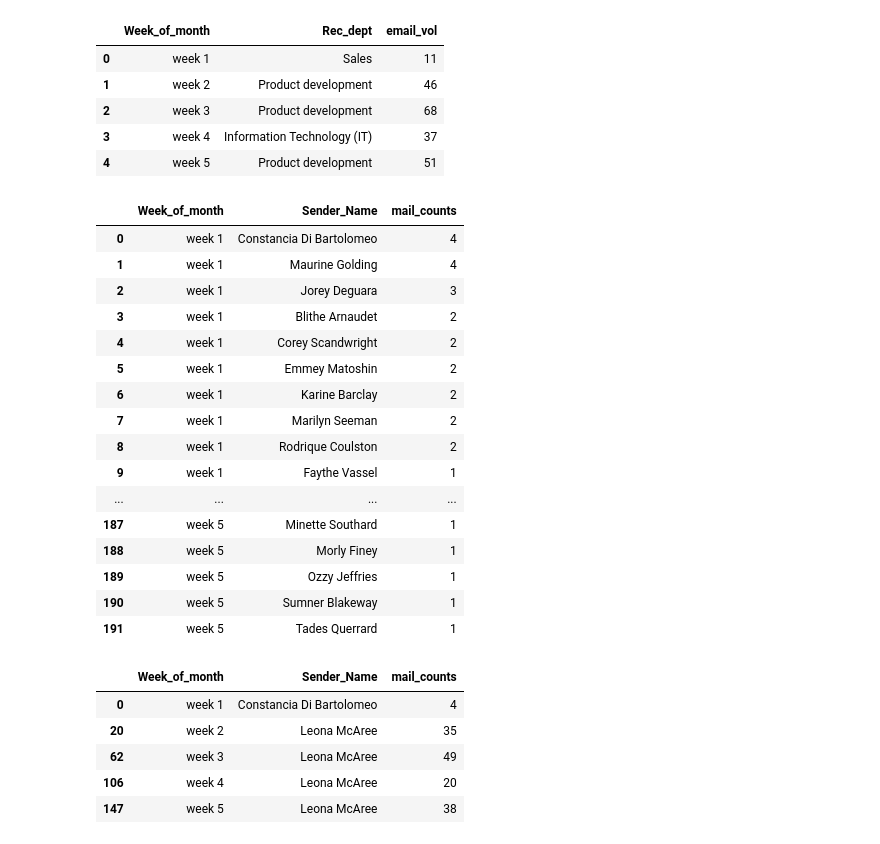
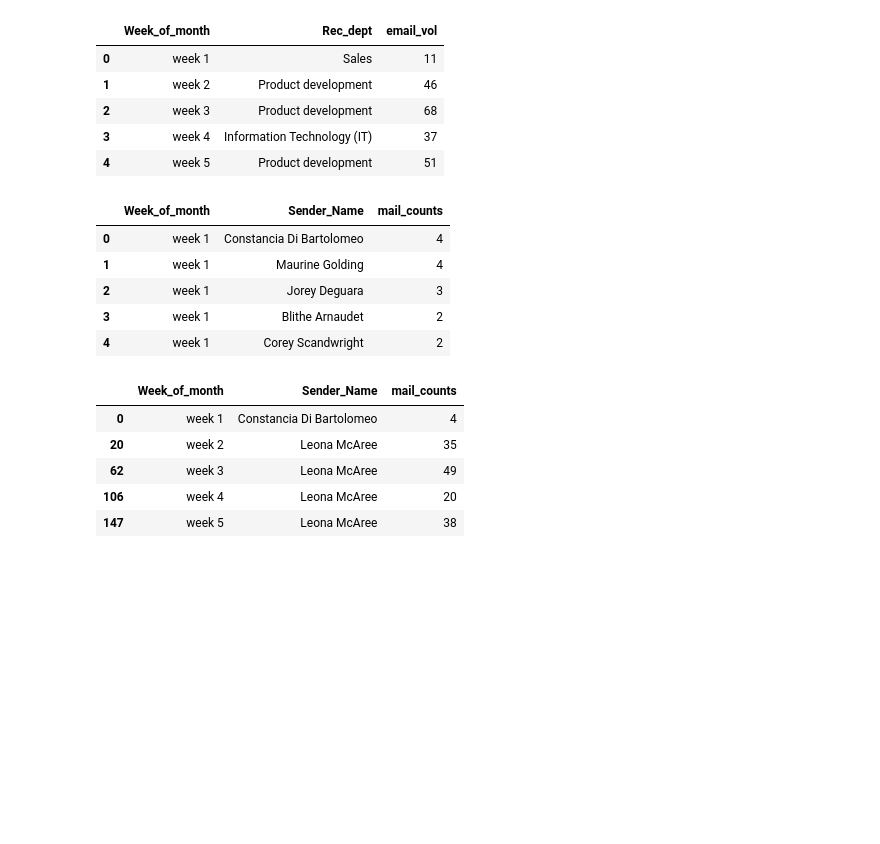
Before and after one commit to djibril968/Python_projects, a Jupyter notebook: Onyx_email_analysis.ipynb, the cells around one changed output. Saved outputs shown, nothing was run; the diff lists cells and outputs as text; code cells hidden in the pictures; blank space fills up the shorter version.

```diff
--- a/Onyx_email_analysis.ipynb
+++ b/Onyx_email_analysis.ipynb
@@ -719,26 +719,15 @@ max_mail_by_week_recv_dept
 # %%
 #employee with max number of emails sent for each week
 pd.set_option('Display.max_row', 192)
 mail_by_emp_sent = Email_fact_data.groupby('Week_of_month')['Sender_Name'].value_counts().reset_index(name = 'mail_counts').sort_values(['Week_of_month', 'mail_counts'], ascending = [True, False])
-mail_by_emp_sent
+mail_by_emp_sent.head()
 # %% [output]
 |  | Week_of_month | Sender_Name | mail_counts |
 | 0 | week 1 | Constancia Di Bartolomeo | 4 |
 | 1 | week 1 | Maurine Golding | 4 |
 | 2 | week 1 | Jorey Deguara | 3 |
 | 3 | week 1 | Blithe Arnaudet | 2 |
 | 4 | week 1 | Corey Scandwright | 2 |
-| 5 | week 1 | Emmey Matoshin | 2 |
-| 6 | week 1 | Karine Barclay | 2 |
-| 7 | week 1 | Marilyn Seeman | 2 |
-| 8 | week 1 | Rodrique Coulston | 2 |
-| 9 | week 1 | Faythe Vassel | 1 |
-| ... | ... | ... | ... |
-| 187 | week 5 | Minette Southard | 1 |
-| 188 | week 5 | Morly Finey | 1 |
-| 189 | week 5 | Ozzy Jeffries | 1 |
-| 190 | week 5 | Sumner Blakeway | 1 |
-| 191 | week 5 | Tades Querrard | 1 |
 # %%
 weekly_mail_sent_cummax = pd.DataFrame(columns= ['week_of_month', 'Sender_name', 'mail_counts'])
 
```
Also changed, not shown: parts of 1 cell of this notebook.
